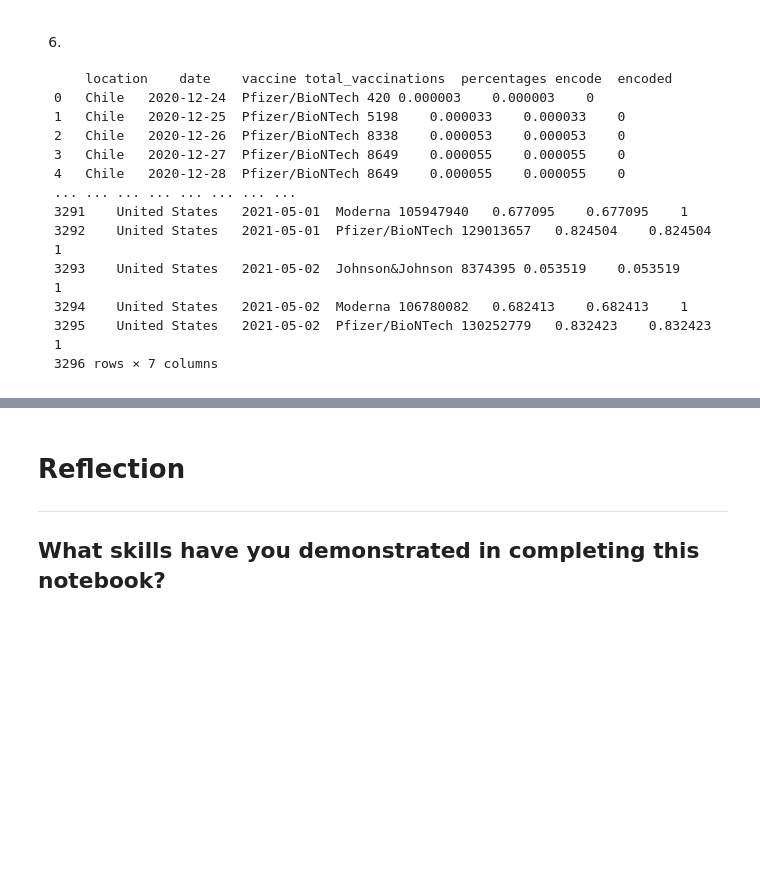
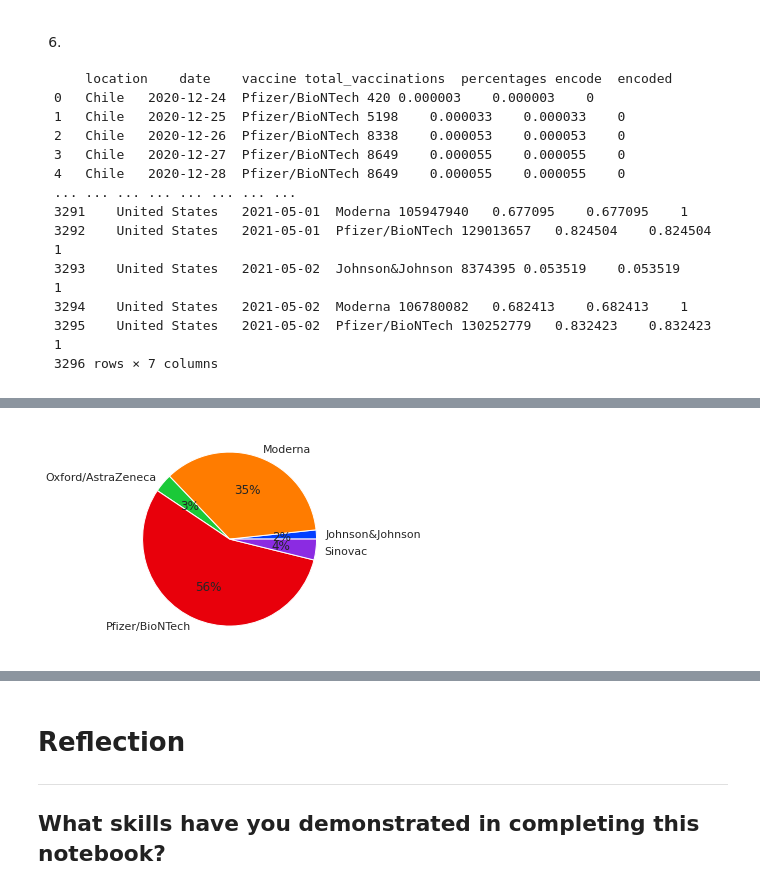
Before and after one commit to Chenjing2022/Chenjing2022-Data-Analysis-and-Python, a Jupyter notebook: 15_1_Encoding_and_Dummy_Coding.ipynb, the cells around one changed output, grey strips where cells are left out. Saved outputs shown, nothing was run; the diff lists cells and outputs as text; code cells hidden in the pictures; blank space fills up the shorter version.

```diff
--- a/15_1_Encoding_and_Dummy_Coding.ipynb
+++ b/15_1_Encoding_and_Dummy_Coding.ipynb
@@ -476,0 +377,6 @@ Name: total_vaccinations, dtype: int64
+# %%
+ # Task 4.1 - read data from 'by_manufacturer' sheet from Covid data
+url = "https://github.com/lilaceri/Working-with-data-/blob/342abab10d93c4bf23b5c55a50f189f12a137c5f/Data%20Sets%20for%20code%20divisio/Covid%20Vaccination%20Data.xlsx?raw=true"
+df = pd.read_excel(url,sheet_name="by_manufacturer")
+df
+#df.info()
@@ -476,0 +409,15 @@ Name: total_vaccinations, dtype: int64
+# %%
+# plot a pie chart to show the sum of total vaccinations for each manufacturer
+import pandas as pd
+import matplotlib.pyplot as plt
+import seaborn as sns
+
+data = df.groupby("vaccine")["total_vaccinations"].sum()
+data = data
+labels = data.keys()
+#labels
+colors = colors = sns.color_palette("bright")
+plt.pie(data, labels = labels, autopct='%1.0f%%', colors = colors)
+plt.show()
+# %% [output]
+[figure, added]
```
Also changed, not shown: parts of 41 cells of this notebook.
